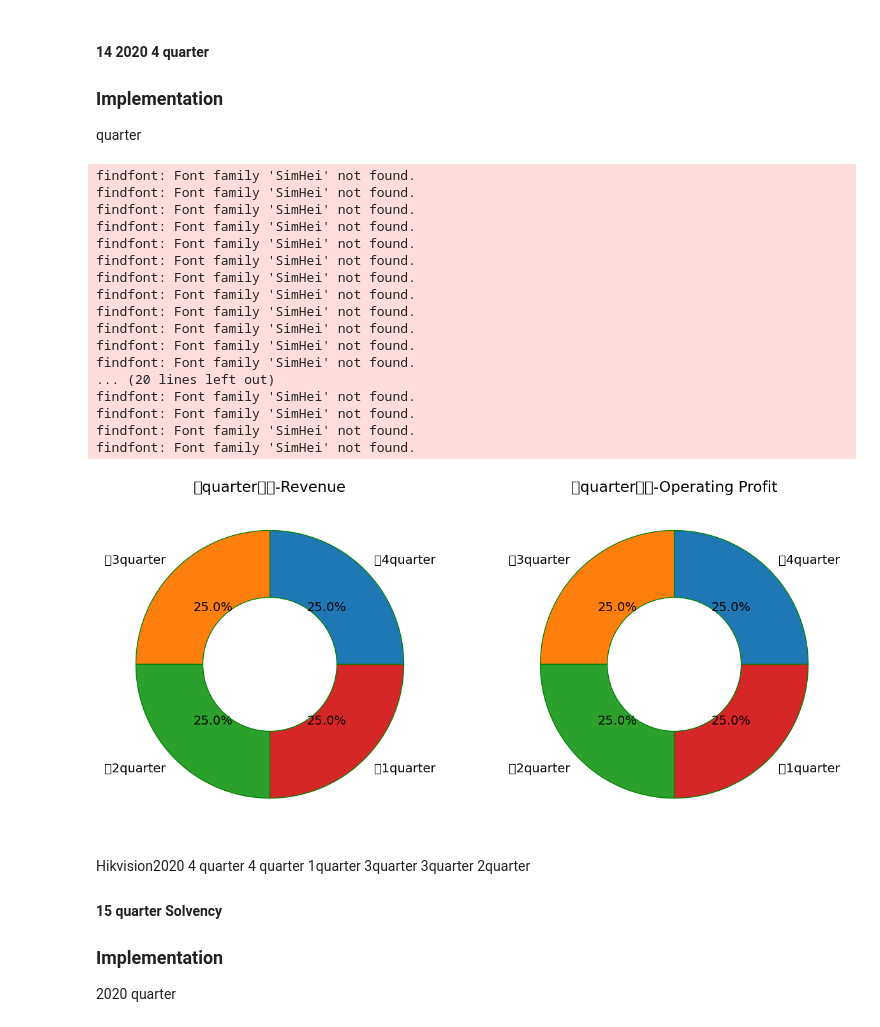
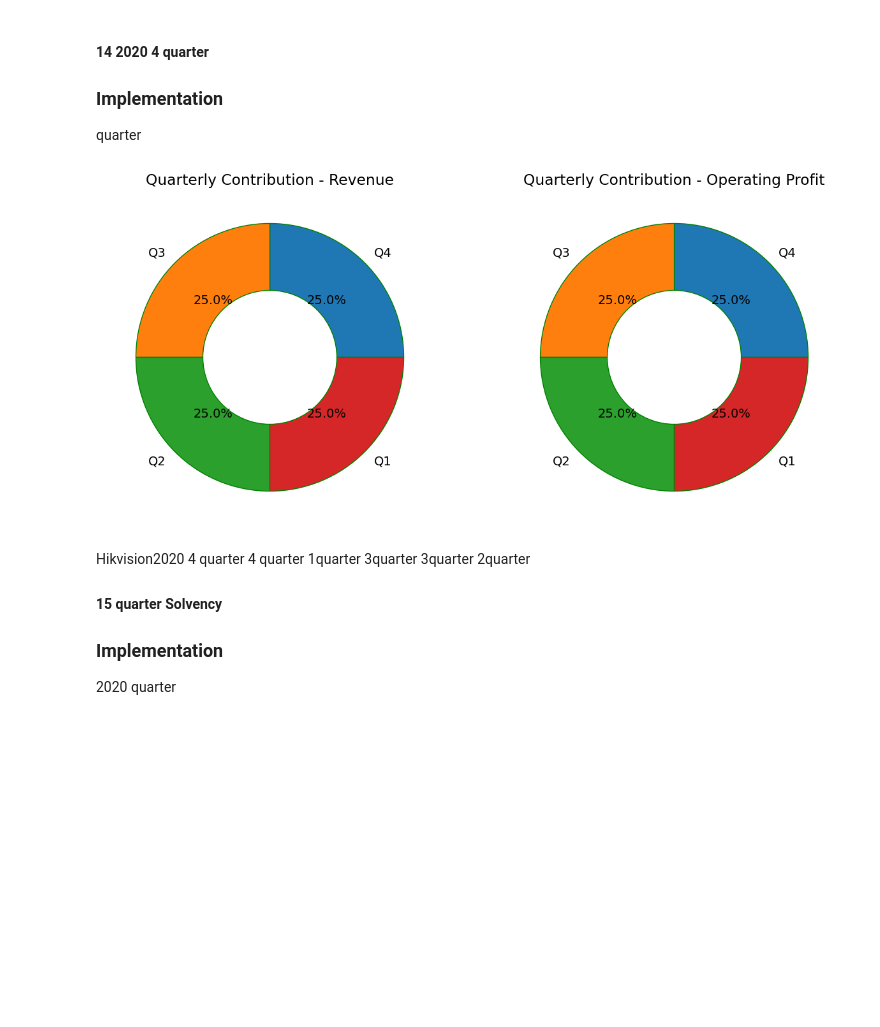
Before and after one commit to T-T-Best/Industry-data-visualization, a Jupyter notebook: industry_data_visualization.ipynb, the cells around one changed output. Saved outputs shown, nothing was run; the diff lists cells and outputs as text; code cells hidden in the pictures; blank space fills up the shorter version.

```diff
--- a/industry_data_visualization.ipynb
+++ b/industry_data_visualization.ipynb
@@ -23,8 +23,6 @@ The PC, server, and hardware industry has grown rapidly in recent years. This an
 import pandas as pd
 pd.options.display.float_format = '{:.2f}'.format
 import matplotlib.pyplot as plt
-plt.rcParams['font.family'] = 'SimHei'#set font for CJK characters
-plt.rcParams['axes.unicode_minus'] = False#fix minus sign display
 # %%
 # MOCK WEB SCRAPING FOR STABILITY
 import pandas as pd
@@ -660,44 +522,27 @@ df_quarter
 # %%
 # quarterly financial breakdown for Hikvision
 plt.figure(figsize=(15, 15))
 plt.rcParams['font.size'] = 14
 for i in range(2):
     ax = plt.subplot(221+i)
     # extract the following dimensions
     labels=["Q4","Q3","Q2","Q1"]
     sr=df_quarter[df_quarter.columns[i]]
     x=list()
     for v in sr.tolist():
-        value=float(str(v).split("")[0])
+        value=float(str(v))
         if value<0:
                 value=0    # remove negatives
         x.append(value)
     ax.pie(x=x,    # chart data
             labels = labels,    # add labels
             autopct = '%.1f%%',    # percentage format, 1 decimal place
             wedgeprops = {'width': 0.5, 'edgecolor':'green'},    # green border
             )
     ax.set_title("Quarterly Contribution - "+df_quarter.columns[i])
 plt.show()
 # %% [output]
-findfont: Font family 'SimHei' not found.
-findfont: Font family 'SimHei' not found.
-findfont: Font family 'SimHei' not found.
-findfont: Font family 'SimHei' not found.
-findfont: Font family 'SimHei' not found.
-findfont: Font family 'SimHei' not found.
-findfont: Font family 'SimHei' not found.
-findfont: Font family 'SimHei' not found.
-findfont: Font family 'SimHei' not found.
-findfont: Font family 'SimHei' not found.
-findfont: Font family 'SimHei' not found.
-findfont: Font family 'SimHei' not found.
-... (20 lines left out)
-findfont: Font family 'SimHei' not found.
-findfont: Font family 'SimHei' not found.
-findfont: Font family 'SimHei' not found.
-findfont: Font family 'SimHei' not found.
-[figure, old version]
+[figure, new version]
 # %% [markdown]
  Hikvision2020 4 quarter 4 quarter 1quarter 3quarter 3quarter 2quarter
 #### 15 quarter Solvency
```
Also changed, not shown: parts of 11 cells of this notebook, 1 other file.
